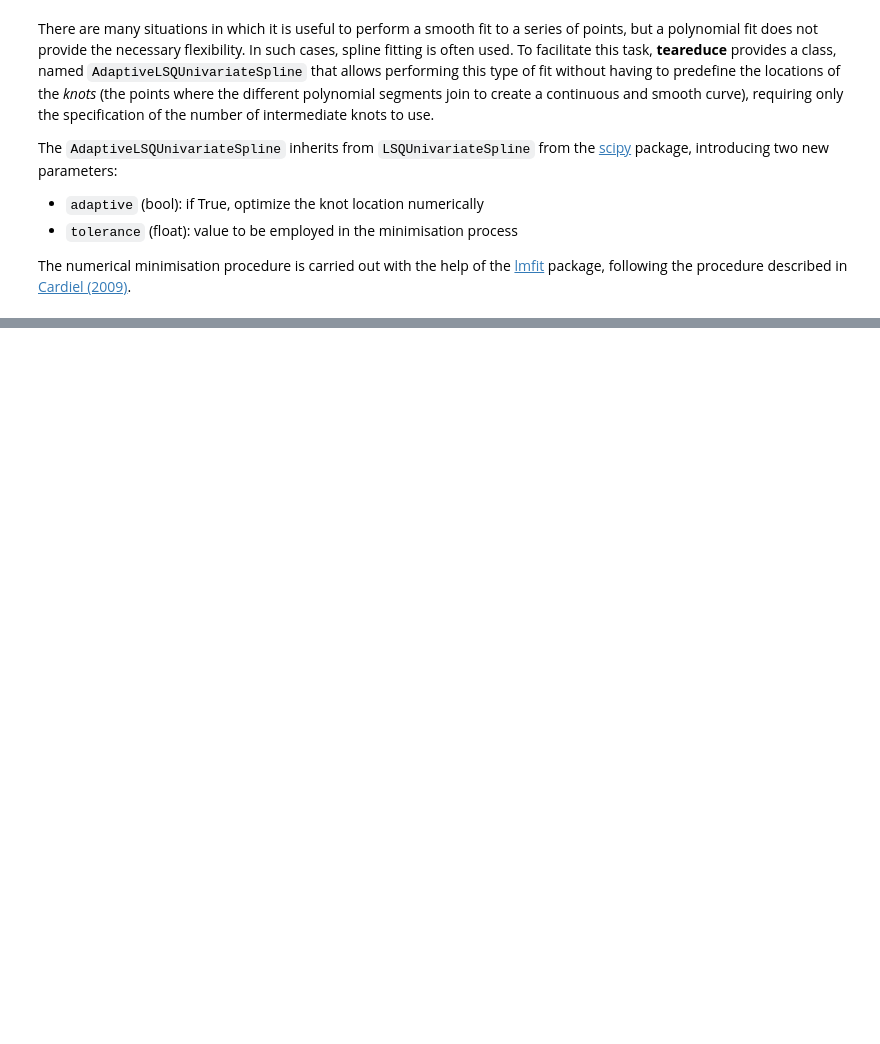
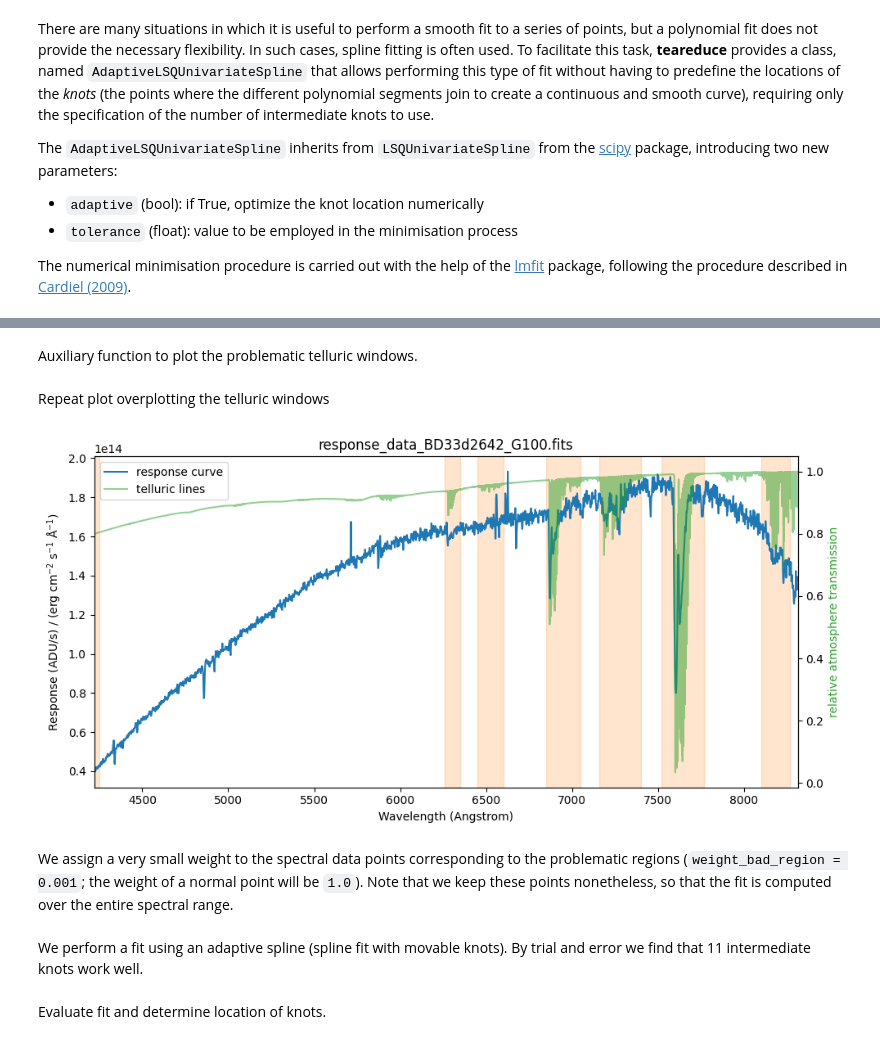
Before and after one commit to nicocardiel/teareduce-cookbook, a Jupyter notebook: notebooks/adaptivespl/adaptivespl.ipynb, the cells around one changed output, grey strips where cells are left out. Cells and saved outputs as stored; diff of their text form; code cells hidden in the pictures; blank space fills up the shorter version.

Commit message:
Notebook with adaptive spline fit

```diff
--- a/notebooks/adaptivespl/adaptivespl.ipynb
+++ b/notebooks/adaptivespl/adaptivespl.ipynb
@@ -34,0 +185,38 @@ Subclasses:
+# %%
+# wavelength ranges
+list_bad_regions = [
+    (4200, 4250),
+    (6260, 6350),
+    (6450, 6600),
+    (6850, 7050),
+    (7160, 7400),
+    (7520, 7770),
+    (8100, 8270),
+]
+# %% [markdown]
+Auxiliary function to plot the problematic telluric windows.
+# %%
+def plot_telluric_windows(ax1):
+    ymin, ymax = ax1.get_ylim()
+    height = ymax - ymin
+    for w1, w2 in list_bad_regions:
+        width = w2 - w1
+        rect = patches.Rectangle(xy=(w1, ymin),
+                                 width=width, height=height,
+                                 color='C1', alpha=0.2)
+        ax1.add_patch(rect)
+# %% [markdown]
+Repeat plot overplotting the telluric windows
+# %%
+fig, ax1 = plt.subplots(figsize=(10, 5))
+
+ax2 = plot_data(ax1)
+display_legend(ax1, ax2)
+plot_telluric_windows(ax1)
+
+plt.tight_layout()
+plt.show()
+# %% [output]
+[figure, added]
+# %% [markdown]
+We assign a very small weight to the spectral data points corresponding to the problematic regions (`weight_bad_region = 0.001`; the weight of a normal point will be `1.0`). Note that we keep these points nonetheless, so that the fit is computed over the entire spectral range.
@@ -34,0 +233,2 @@ Subclasses:
+# %% [markdown]
+We perform a fit using an adaptive spline (spline fit with movable knots). By trial and error we find that 11 intermediate knots work well.
@@ -34,0 +240,2 @@ Subclasses:
+# %% [markdown]
+Evaluate fit and determine location of knots.
```
Also changed, not shown: parts of 29 cells of this notebook, 3 other files.
